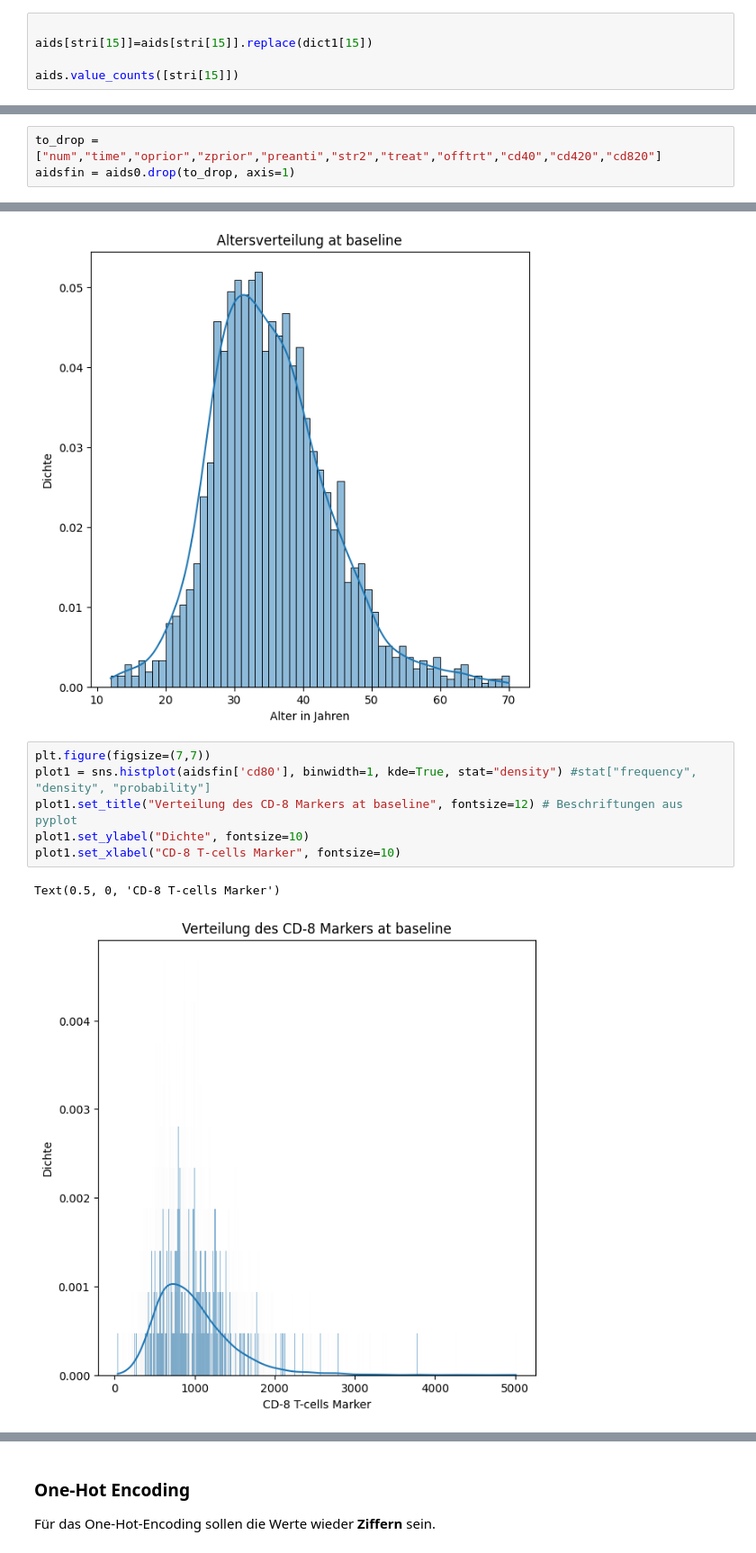
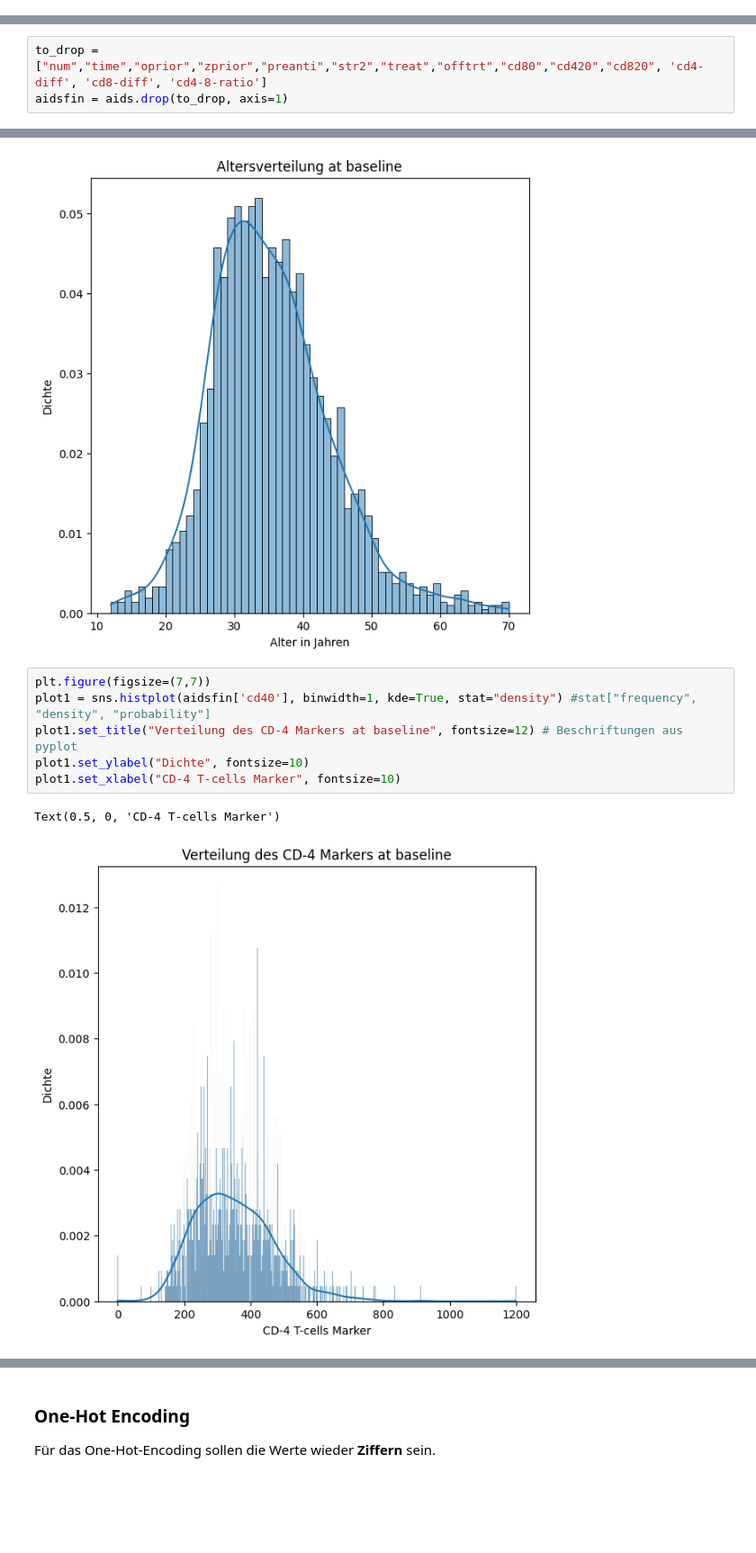
Before and after one commit to bogatyr-e/ml-prediction-aids, a Jupyter notebook: src/preprocessing.ipynb, the cells around one changed output, grey strips where cells are left out. Shown at 90% size. Drawn from its saved outputs; the diff is of its cells as text; blank space fills up the shorter version.

```diff
--- a/src/preprocessing.ipynb
+++ b/src/preprocessing.ipynb
@@ -377,5 +396,0 @@ len(stri)
-# %%
-
-aids[stri[15]]=aids[stri[15]].replace(dict1[15])
-
-aids.value_counts([stri[15]])
@@ -741,7 +781,7 @@ Index(['num', 'time', 'trt', 'age', 'wtkg', 'hemo', 'homo', 'drugs', 'karnof',
       dtype='object')
 # %%
-to_drop = ["num","time","oprior","zprior","preanti","str2","treat","offtrt","cd40","cd420","cd820"]
-aidsfin = aids0.drop(to_drop, axis=1)
+to_drop = ["num","time","oprior","zprior","preanti","str2","treat","offtrt","cd80","cd420","cd820", 'cd4-diff', 'cd8-diff', 'cd4-8-ratio']
+aidsfin = aids.drop(to_drop, axis=1)
 # %%
 aidsfin.info()
 # %% [output]
@@ -795,10 +835,10 @@ Text(0.5, 0, 'Alter in Jahren')
 [figure]
 # %%
 plt.figure(figsize=(7,7))
-plot1 = sns.histplot(aidsfin['cd80'], binwidth=1, kde=True, stat="density") #stat["frequency", "density", "probability"]
-plot1.set_title("Verteilung des CD-8 Markers at baseline", fontsize=12) # Beschriftungen aus pyplot
+plot1 = sns.histplot(aidsfin['cd40'], binwidth=1, kde=True, stat="density") #stat["frequency", "density", "probability"]
+plot1.set_title("Verteilung des CD-4 Markers at baseline", fontsize=12) # Beschriftungen aus pyplot
 plot1.set_ylabel("Dichte", fontsize=10)
-plot1.set_xlabel("CD-8 T-cells Marker", fontsize=10)
+plot1.set_xlabel("CD-4 T-cells Marker", fontsize=10)
 # %% [output]
-Text(0.5, 0, 'CD-8 T-cells Marker')
+Text(0.5, 0, 'CD-4 T-cells Marker')
-[figure, old version]
+[figure, new version]
```
Also changed, not shown: parts of 45 cells of this notebook, 2 other files.
